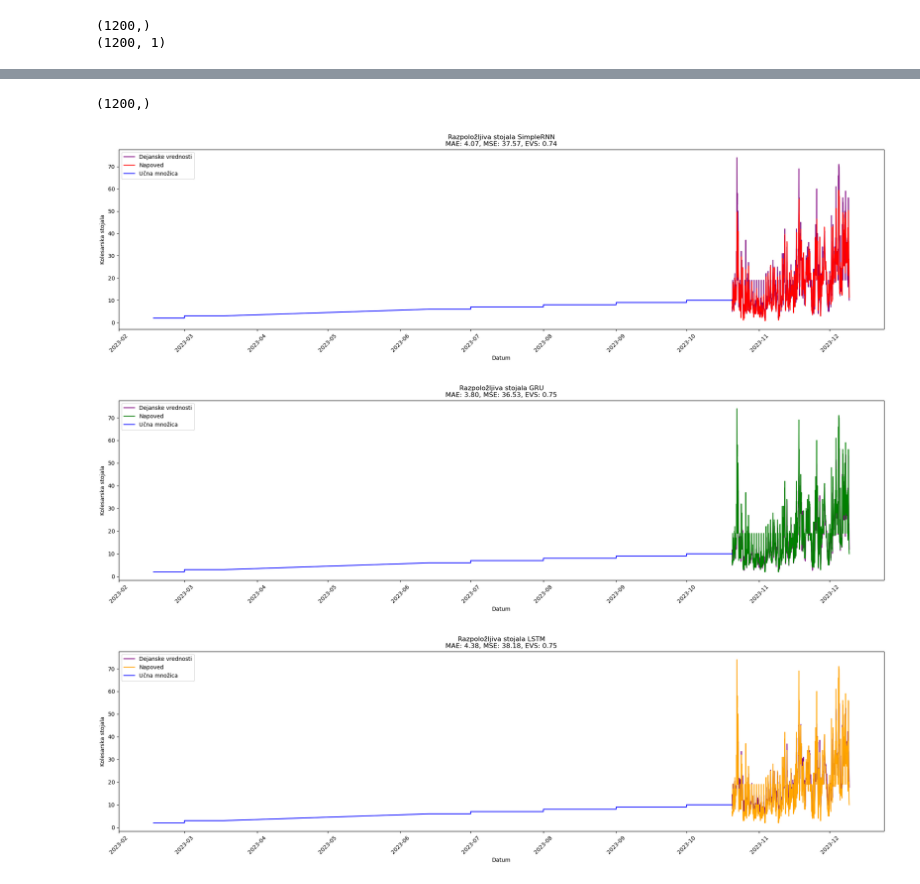
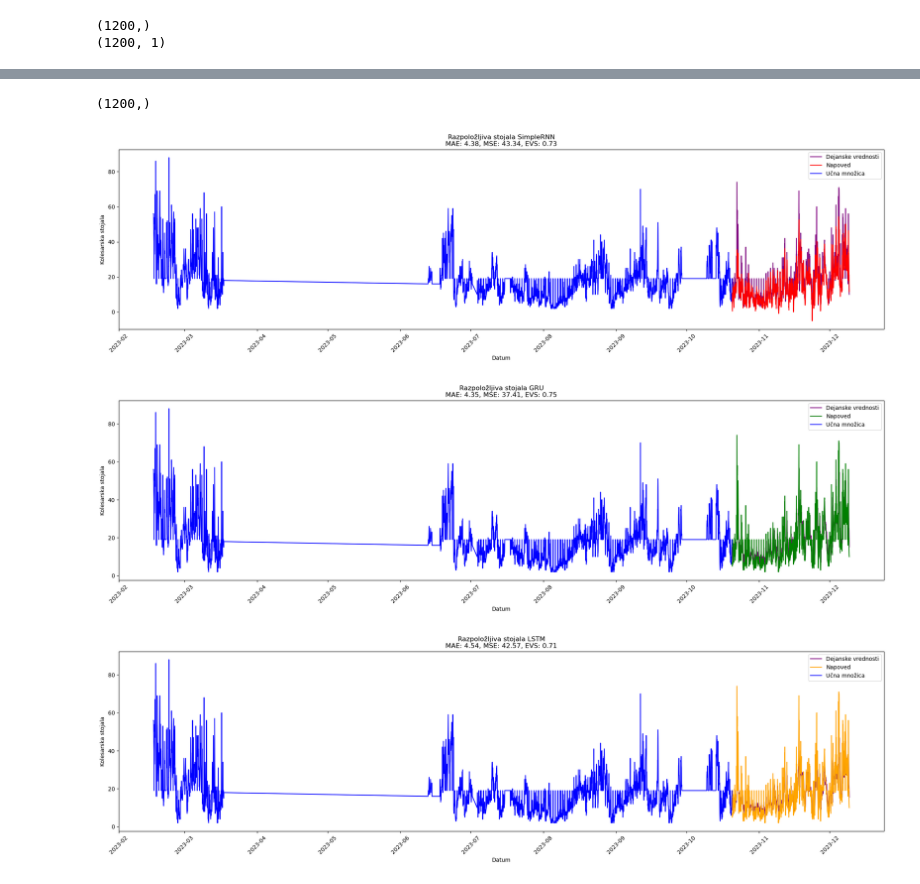
Before and after one commit to trdin/air_quality_RNN, a Jupyter notebook: projekt.ipynb, the cells around one changed output, grey strips where cells are left out. Drawn from its saved outputs; the diff is of its cells as text; code cells hidden in the pictures.

```diff
--- a/projekt.ipynb
+++ b/projekt.ipynb
@@ -296,7 +413,7 @@ info_gain_df = info_gain_df.sort_values(by='Information_Gain', ascending=False)
 
 print(info_gain_df)
 
-threshold = 0.1
+threshold = 0.2
 selected_features = info_gain_df[info_gain_df['Information_Gain'] >= threshold]['Feature']
 
 print("Selected Features:")
@@ -324,5 +453,5 @@ selected_features = selected_features.tolist()
 # %%
-learn_features = all_data[list(selected_features) + ['PM10']]
+learn_features = all_data[ ['PM10']+ list(selected_features)]
 plot_histograms(learn_features)
 learn_features = learn_features.values
 # %% [output]
@@ -340,10 +469,13 @@ train_data.shape, test_data.shape
 # %%
-train_pm10 = np.array(train_data[:,7])
-test_pm10 = np.array(test_data[:,7])
+train_pm10 = np.array(train_data[:,0])
+test_pm10 = np.array(test_data[:,0])
 pm10_scaler = MinMaxScaler()
 train_pm10_normalized = pm10_scaler.fit_transform(train_pm10.reshape(-1, 1))
 test_pm10_normalized = pm10_scaler.transform(test_pm10.reshape(-1, 1))
 
+train_final_pm10 = np.array(learn_features[:, 0])
+train_final_pm10_normalized = pm10_scaler.fit_transform(train_final_pm10.reshape(-1, 1))
+
 print(train_pm10_normalized)
 print(test_pm10_normalized)
 # %% [output]
@@ -362,12 +494,16 @@ print(test_pm10_normalized)
  [0.10465116]
  [0.09302326]]
 # %%
-train_other = np.array(train_data[:,:7])
-test_other = np.array(test_data[:,:7])
+train_other = np.array(train_data[:,1:])
+test_other = np.array(test_data[:,1:])
 other_scaler = MinMaxScaler()
 train_other_normalized = other_scaler.fit_transform(train_other)
 test_other_normalized = other_scaler.transform(test_other)
 
+train_final_other = np.array(learn_features[:, 1:])
+train_final_other_normalized = other_scaler.fit_transform(train_final_other)
+
 print(train_other_normalized)
 print(test_other_normalized)
+print(train_other_normalized.shape)
 # %% [output]
@@ -606,7 +749,7 @@ def plot_comparison(train_dates, train_data, test_dates, y_pred_inverse, y_test_
 # Plotting RNN predictions
 plot_comparison(
     train_dates,
-    train_data[:,6],
+    train_data[:,0],
     dates,
     y_test_pred_rnn_adv,
     y_test_true,
@@ -621,38 +764,38 @@ plot_comparison(
 
 # Plotting GRU predictions
 plot_comparison(
     train_dates,
-    train_data[:,6],
+    train_data[:,0],
     dates,
     y_test_true,
     y_test_pred_gru_adv,
     'GRU',
     'blue',
     'green',
     gru_mae_adv,
     gru_mse_adv,
     gru_evs_adv
 )
 
 # Plotting LSTM predictions
 plot_comparison(
     train_dates,
-    train_data[:,6],
+    train_data[:,0],
     dates,
     y_test_true,
     y_test_pred_lstm_adv,
     'LSTM',
     'blue',
     'orange',
     lstm_mae_adv,
     lstm_mse_adv,
     lstm_evs_adv
 )
 # %% [output]
 (1200,)
-[figure, old version]
+[figure, new version]
-[figure, old version]
+[figure, new version]
-[figure, old version]
+[figure, new version]
 # %%
 def plot_comparison(test_dates, y_test_inverse, y_pred_inverse, model_name, color):
     plt.figure(figsize=(15, 3))
```
Also changed, not shown: parts of 43 cells of this notebook, 9 other files.
